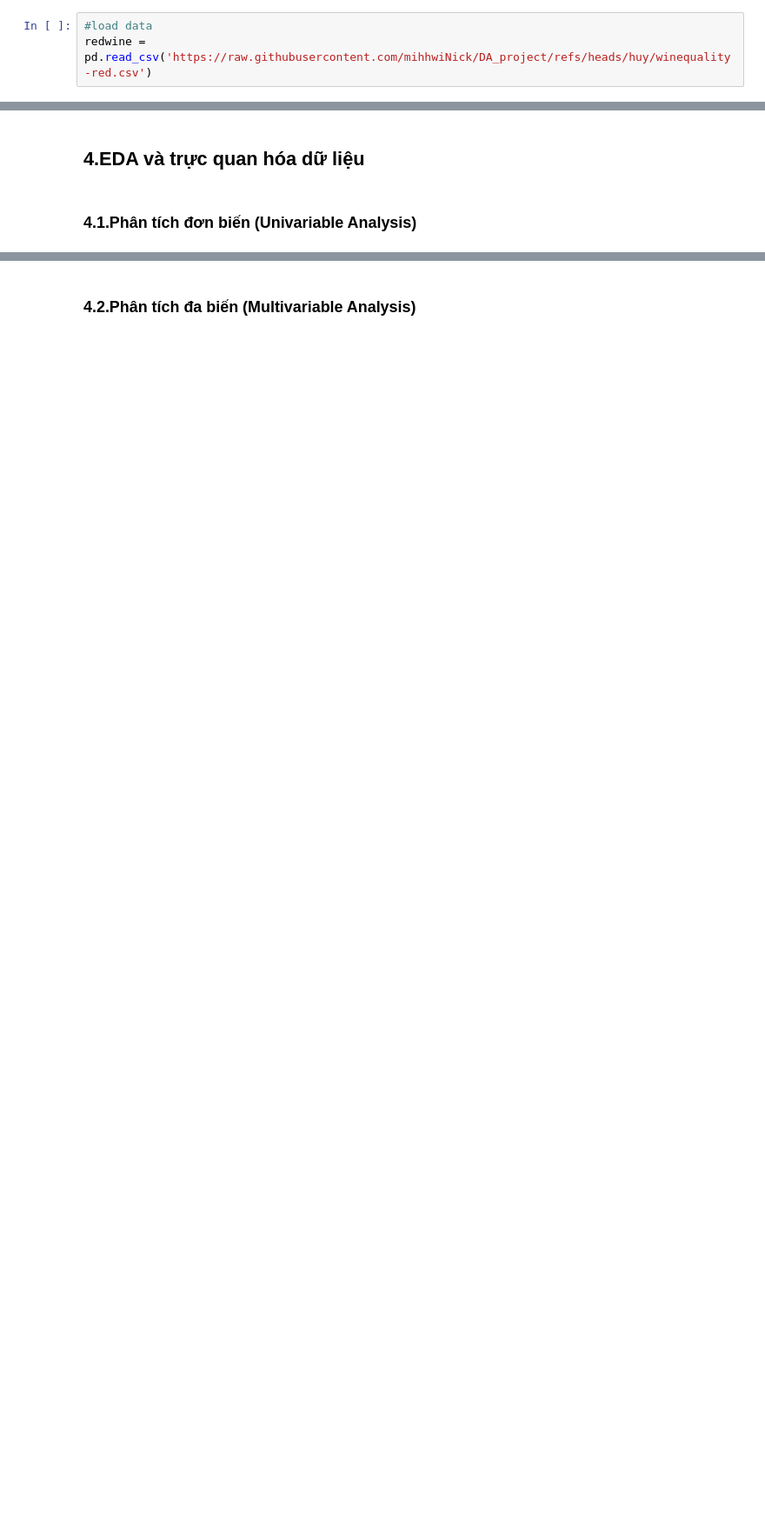
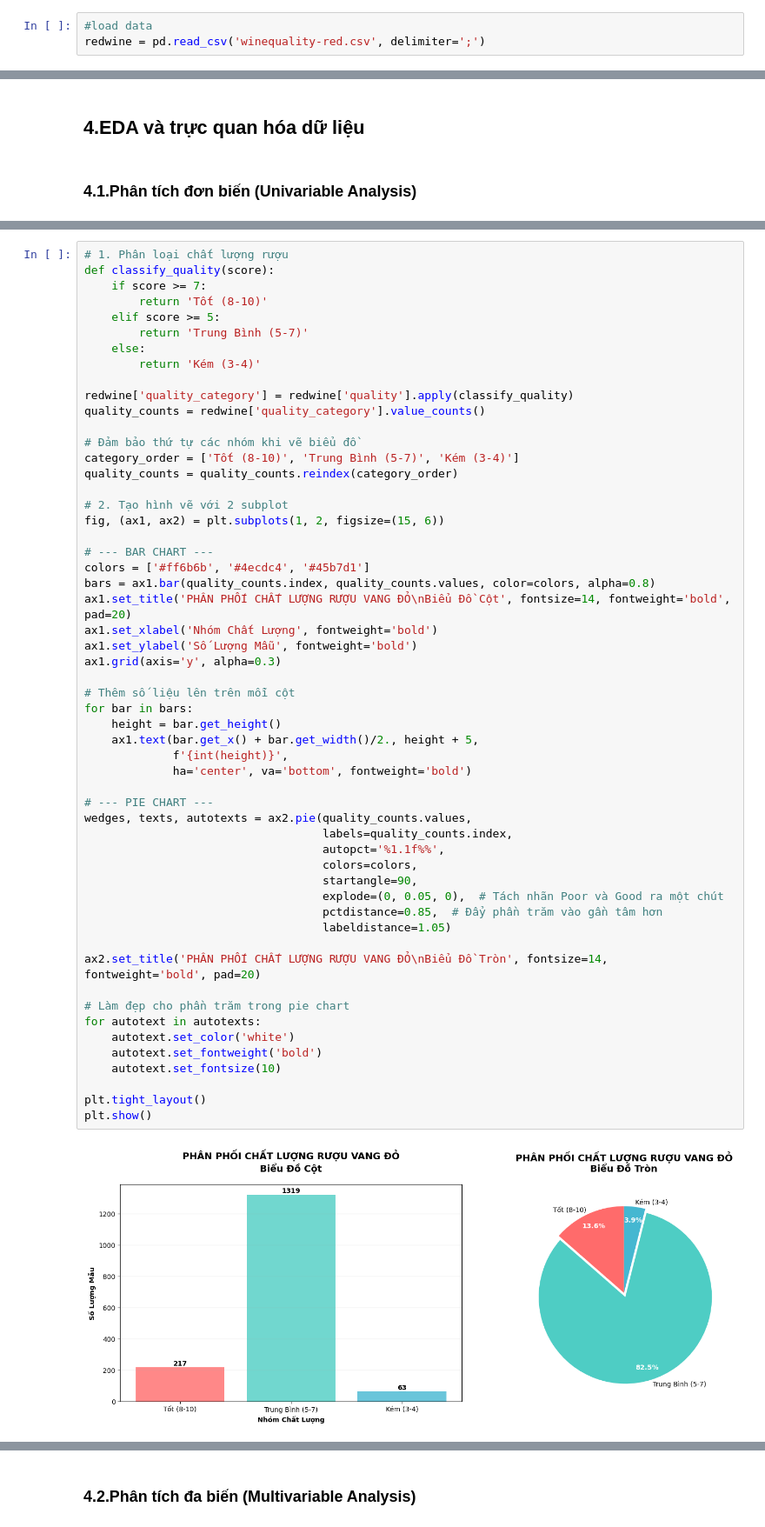
Before and after one commit to mihhwiNick/DA_project, a Jupyter notebook: EDA_Ruou_Do.ipynb, the cells around one changed output, grey strips where cells are left out. Shown at 87% size. Saved outputs shown, nothing was run; the diff lists cells and outputs as text; blank space fills up the shorter version.

```diff
--- a/EDA_Ruou_Do.ipynb
+++ b/EDA_Ruou_Do.ipynb
@@ -43,7 +43,7 @@ print(colored("\n THE REQUIRED LIBRARIES WERE SUCCESFULLY IMPORTED...", "green")
 ### **2.2.Nạp dữ liệu**
 # %%
 #load data
-redwine = pd.read_csv('https://raw.githubusercontent.com/mihhwiNick/DA_project/refs/heads/huy/winequality-red.csv')
+redwine = pd.read_csv('winequality-red.csv', delimiter=';')
 # %% [markdown]
 ## **3.Mô tả thống kê**
 # %% [markdown]
@@ -66,0 +67,57 @@ redwine = pd.read_csv('https://raw.githubusercontent.com/mihhwiNick/DA_project/r
+# %%
+# 1. Phân loại chất lượng rượu
+def classify_quality(score):
+    if score >= 7:
+        return 'Tốt (8-10)'
+    elif score >= 5:
+        return 'Trung Bình (5-7)'
+    else:
+        return 'Kém (3-4)'
+
+redwine['quality_category'] = redwine['quality'].apply(classify_quality)
+quality_counts = redwine['quality_category'].value_counts()
+
+# Đảm bảo thứ tự các nhóm khi vẽ biểu đồ
+category_order = ['Tốt (8-10)', 'Trung Bình (5-7)', 'Kém (3-4)']
+quality_counts = quality_counts.reindex(category_order)
+
+# 2. Tạo hình vẽ với 2 subplot
+fig, (ax1, ax2) = plt.subplots(1, 2, figsize=(15, 6))
+
+# --- BAR CHART ---
+colors = ['#ff6b6b', '#4ecdc4', '#45b7d1']
+bars = ax1.bar(quality_counts.index, quality_counts.values, color=colors, alpha=0.8)
+ax1.set_title('PHÂN PHỐI CHẤT LƯỢNG RƯỢU VANG ĐỎ\nBiểu Đồ Cột', fontsize=14, fontweight='bold', pad=20)
+ax1.set_xlabel('Nhóm Chất Lượng', fontweight='bold')
+ax1.set_ylabel('Số Lượng Mẫu', fontweight='bold')
+ax1.grid(axis='y', alpha=0.3)
+
+# Thêm số liệu lên trên mỗi cột
+for bar in bars:
+    height = bar.get_height()
+    ax1.text(bar.get_x() + bar.get_width()/2., height + 5,
+             f'{int(height)}',
+             ha='center', va='bottom', fontweight='bold')
+
+# --- PIE CHART ---
+wedges, texts, autotexts = ax2.pie(quality_counts.values,
+                                   labels=quality_counts.index,
+                                   autopct='%1.1f%%',
+                                   colors=colors,
+                                   startangle=90,
+                                   explode=(0, 0.05, 0),  # Tách nhãn Poor và Good ra một chút
+                                   pctdistance=0.85,  # Đẩy phần trăm vào gần tâm hơn
+                                   labeldistance=1.05)
+
+ax2.set_title('PHÂN PHỐI CHẤT LƯỢNG RƯỢU VANG ĐỎ\nBiểu Đồ Tròn', fontsize=14, fontweight='bold', pad=20)
+
+# Làm đẹp cho phần trăm trong pie chart
+for autotext in autotexts:
+    autotext.set_color('white')
+    autotext.set_fontweight('bold')
+    autotext.set_fontsize(10)
+
+plt.tight_layout()
+plt.show()
+# %% [output]
+[figure, added]
```
Also changed, not shown: parts of 10 cells of this notebook.
